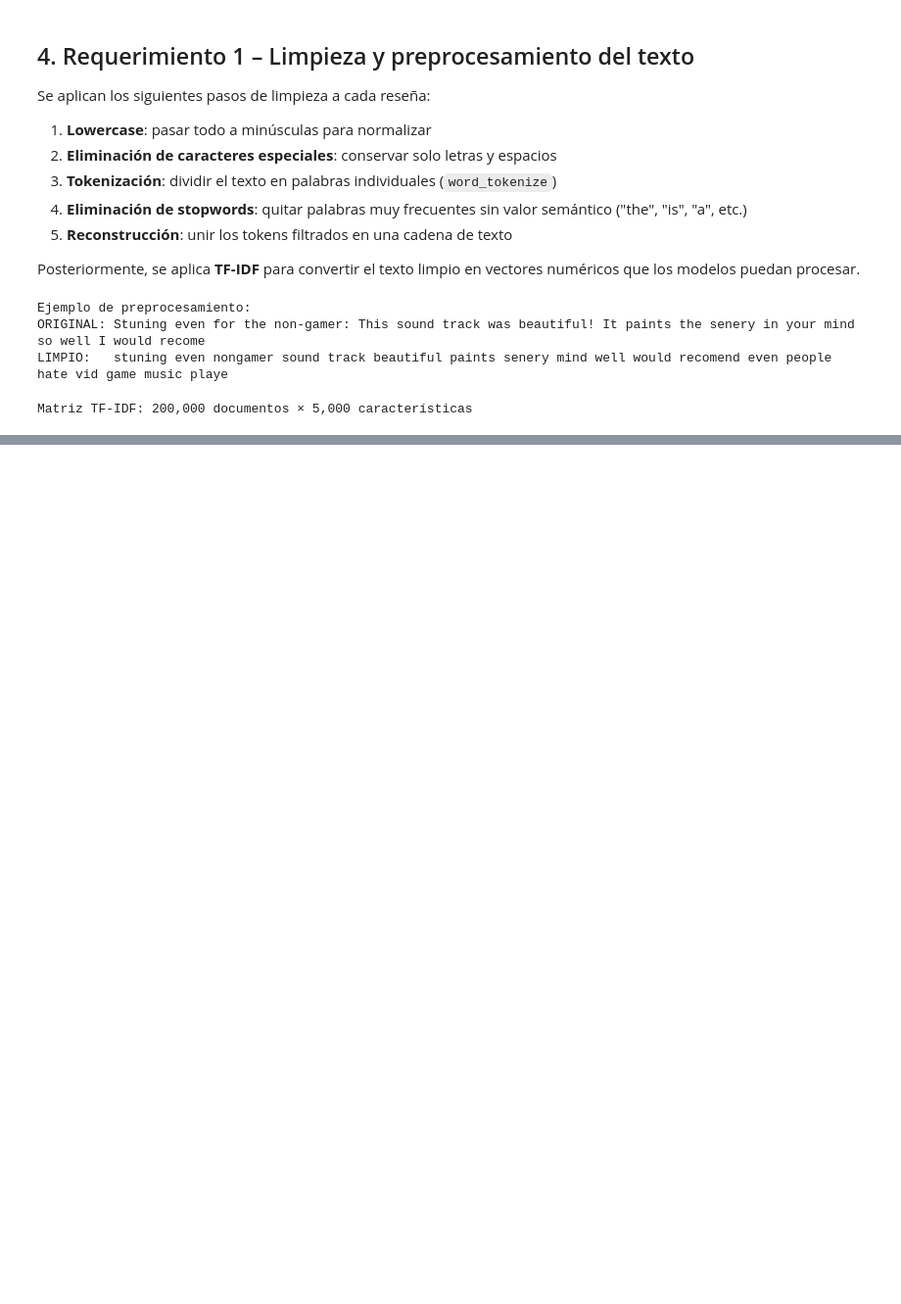
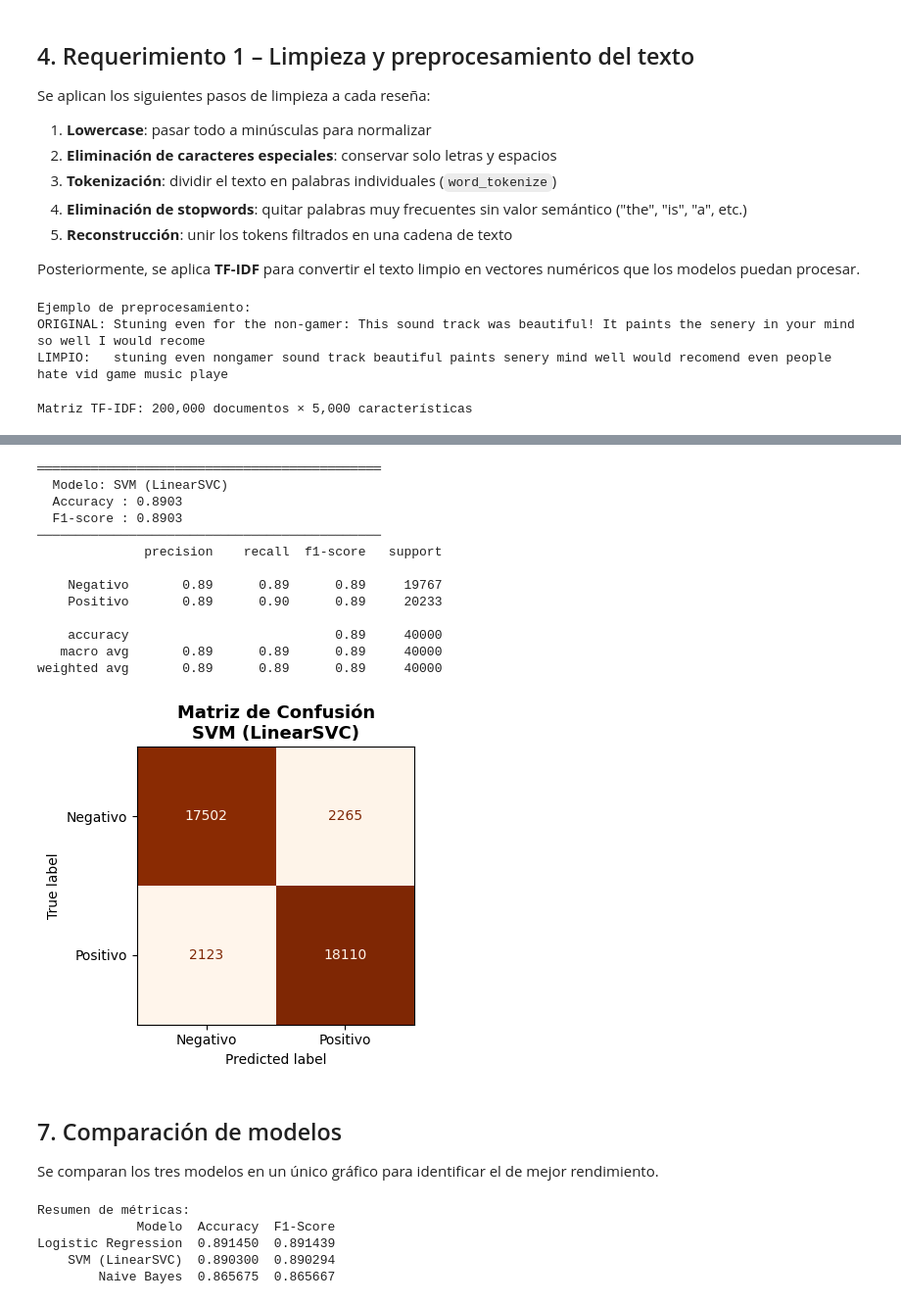
Before and after one commit to valexq/Machine_Learning04, a Jupyter notebook: ejercicio3/notebooks/Ejercicio3.ipynb, the cells around one changed output, grey strips where cells are left out. Shown at 98% size. Cells and saved outputs as stored; diff of their text form; code cells hidden in the pictures; blank space fills up the shorter version.

```diff
--- a/ejercicio3/notebooks/Ejercicio3.ipynb
+++ b/ejercicio3/notebooks/Ejercicio3.ipynb
@@ -174,0 +293,47 @@ Matriz TF-IDF: 200,000 documentos × 5,000 características
+# %%
+#SVM (LinearSVC)
+
+res_svm = evaluar_modelo(
+    nombre="SVM (LinearSVC)",
+    modelo=LinearSVC(C=1.0, max_iter=2000, random_state=SEED, dual=False),
+    X_tr=X_train, y_tr=y_train,
+    X_te=X_test,  y_te=y_test,
+    color_mapa='Oranges'
+)
+# %% [output]
+═════════════════════════════════════════════
+  Modelo: SVM (LinearSVC)
+  Accuracy : 0.8903
+  F1-score : 0.8903
+─────────────────────────────────────────────
+              precision    recall  f1-score   support
+
+    Negativo       0.89      0.89      0.89     19767
+    Positivo       0.89      0.90      0.89     20233
+
+    accuracy                           0.89     40000
+   macro avg       0.89      0.89      0.89     40000
+weighted avg       0.89      0.89      0.89     40000
+[figure, added]
+# %% [markdown]
+## 7. Comparación de modelos
+
+Se comparan los tres modelos en un único gráfico para identificar el de mejor rendimiento.
+# %%
+# Construir tabla de resultados
+resultados = pd.DataFrame([
+    {k: v for k, v in res.items() if k != 'objeto'}
+    for res in [res_nb, res_lr, res_svm]
+])
+
+# Ordenar por F1-Score descendente
+resultados = resultados.sort_values("F1-Score", ascending=False).reset_index(drop=True)
+
+print("Resumen de métricas:")
+print(resultados.to_string(index=False))
+# %% [output]
+Resumen de métricas:
+             Modelo  Accuracy  F1-Score
+Logistic Regression  0.891450  0.891439
+    SVM (LinearSVC)  0.890300  0.890294
+        Naive Bayes  0.865675  0.865667
```
Also changed, not shown: parts of 12 cells of this notebook, 1 other file.
